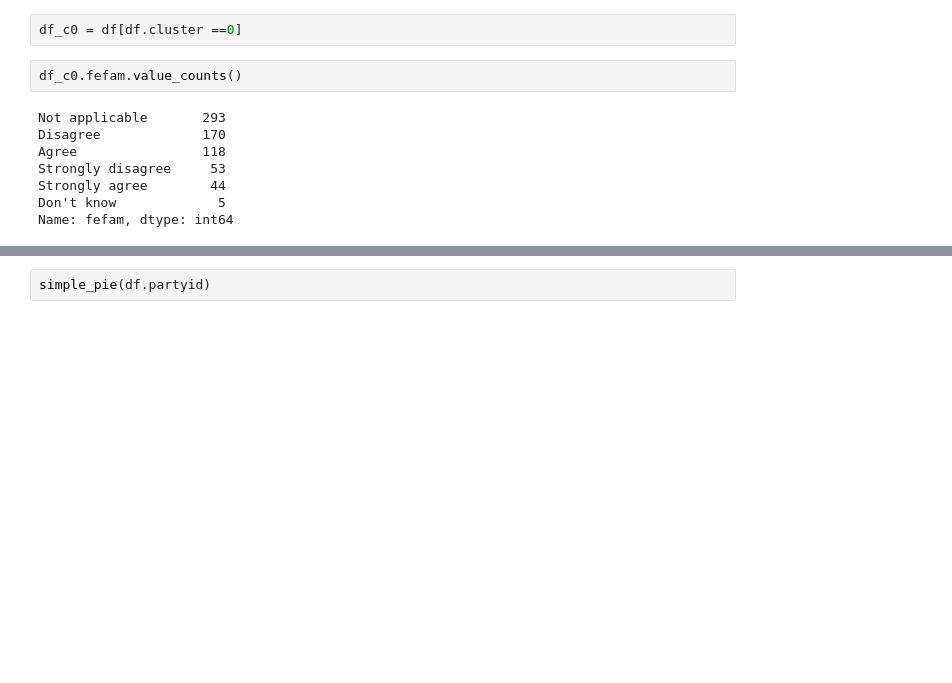
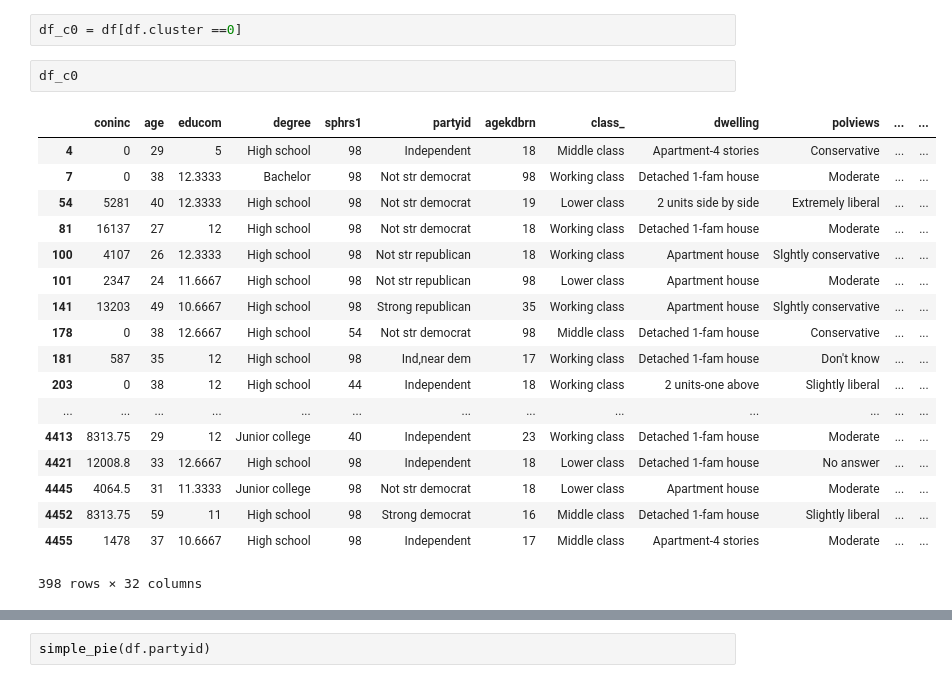
Before and after one commit to banjopickin/women_workforce, a Jupyter notebook: FC_analysis.ipynb, the cells around one changed output, grey strips where cells are left out. Saved outputs shown, nothing was run; the diff lists cells and outputs as text; blank space fills up the shorter version.

```diff
--- a/FC_analysis.ipynb
+++ b/FC_analysis.ipynb
@@ -84,15 +84,26 @@ sort_feature_means(c0,10)
 # %%
 df_c0 = df[df.cluster ==0]
 # %%
-df_c0.fefam.value_counts()
+df_c0
 # %% [output]
+|  | coninc | age | educom | degree | sphrs1 | partyid | agekdbrn | class_ | dwelling | polviews | ... | ... |
+| 4 | 0 | 29 | 5 | High school | 98 | Independent | 18 | Middle class | Apartment-4 stories | Conservative | ... | ... |
+| 7 | 0 | 38 | 12.3333 | Bachelor | 98 | Not str democrat | 98 | Working class | Detached 1-fam house | Moderate | ... | ... |
+| 54 | 5281 | 40 | 12.3333 | High school | 98 | Not str democrat | 19 | Lower class | 2 units side by side | Extremely liberal | ... | ... |
+| 81 | 16137 | 27 | 12 | High school | 98 | Not str democrat | 18 | Working class | Detached 1-fam house | Moderate | ... | ... |
+| 100 | 4107 | 26 | 12.3333 | High school | 98 | Not str republican | 18 | Working class | Apartment house | Slghtly conservative | ... | ... |
+| 101 | 2347 | 24 | 11.6667 | High school | 98 | Not str republican | 98 | Lower class | Apartment house | Moderate | ... | ... |
+| 141 | 13203 | 49 | 10.6667 | High school | 98 | Strong republican | 35 | Working class | Apartment house | Slghtly conservative | ... | ... |
+| 178 | 0 | 38 | 12.6667 | High school | 54 | Not str democrat | 98 | Middle class | Detached 1-fam house | Conservative | ... | ... |
+| 181 | 587 | 35 | 12 | High school | 98 | Ind,near dem | 17 | Working class | Detached 1-fam house | Don't know | ... | ... |
+| 203 | 0 | 38 | 12 | High school | 44 | Independent | 18 | Working class | 2 units-one above | Slightly liberal | ... | ... |
+| ... | ... | ... | ... | ... | ... | ... | ... | ... | ... | ... | ... | ... |
+| 4413 | 8313.75 | 29 | 12 | Junior college | 40 | Independent | 23 | Working class | Detached 1-fam house | Moderate | ... | ... |
+| 4421 | 12008.8 | 33 | 12.6667 | High school | 98 | Independent | 18 | Lower class | Detached 1-fam house | No answer | ... | ... |
+| 4445 | 4064.5 | 31 | 11.3333 | Junior college | 98 | Not str democrat | 18 | Lower class | Apartment house | Moderate | ... | ... |
+| 4452 | 8313.75 | 59 | 11 | High school | 98 | Strong democrat | 16 | Middle class | Detached 1-fam house | Slightly liberal | ... | ... |
+| 4455 | 1478 | 37 | 10.6667 | High school | 98 | Independent | 17 | Middle class | Apartment-4 stories | Moderate | ... | ... |
-Not applicable       293
-Disagree             170
-Agree                118
-Strongly disagree     53
-Strongly agree        44
-Don't know             5
-Name: fefam, dtype: int64
+398 rows × 32 columns
 # %%
 df_c0.age.mean()
 # %% [output]
```
Also changed, not shown: parts of 13 cells of this notebook, 2 other files.
